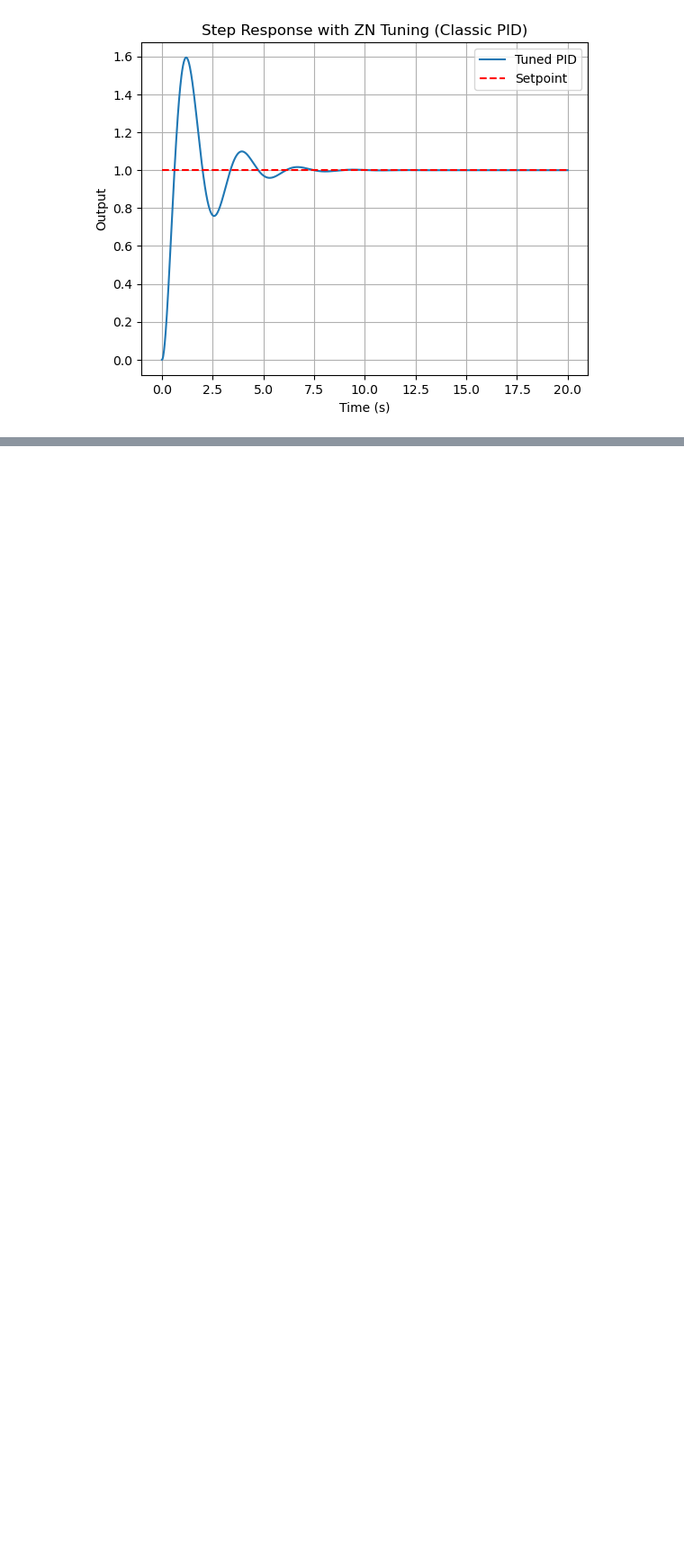
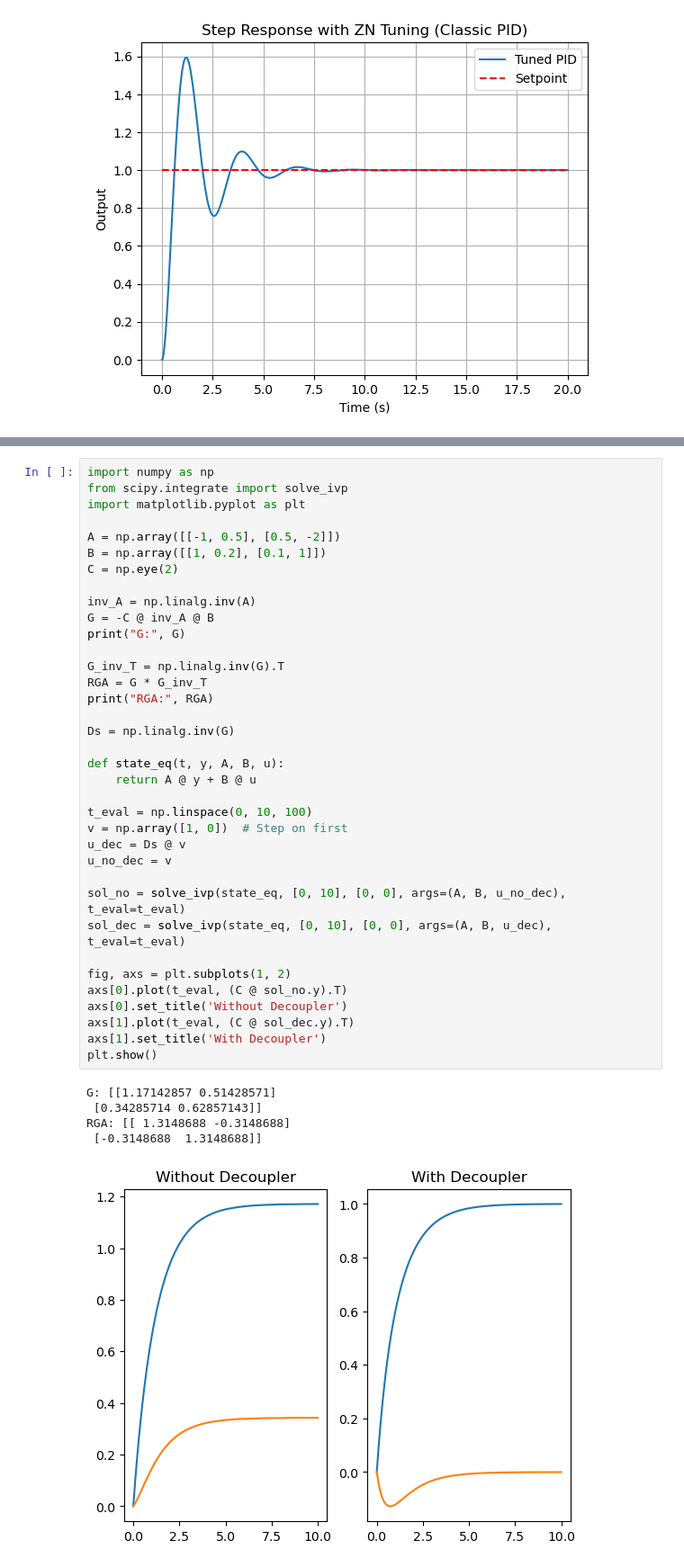
Before and after one commit to Leibniz-IWT/comp_eng, a Jupyter notebook: solutions/control.ipynb, the cells around one changed output, grey strips where cells are left out. Shown at 90% size. Drawn from its saved outputs; the diff is of its cells as text; blank space fills up the shorter version.

```diff
--- a/solutions/control.ipynb
+++ b/solutions/control.ipynb
@@ -532,0 +610,42 @@ plt.show()
+# %%
+import numpy as np
+from scipy.integrate import solve_ivp
+import matplotlib.pyplot as plt
+
+A = np.array([[-1, 0.5], [0.5, -2]])
+B = np.array([[1, 0.2], [0.1, 1]])
+C = np.eye(2)
+
+inv_A = np.linalg.inv(A)
+G = -C @ inv_A @ B
+print("G:", G)
+
+G_inv_T = np.linalg.inv(G).T
+RGA = G * G_inv_T
+print("RGA:", RGA)
+
+Ds = np.linalg.inv(G)
+
+def state_eq(t, y, A, B, u):
+    return A @ y + B @ u
+
+t_eval = np.linspace(0, 10, 100)
+v = np.array([1, 0])  # Step on first
+u_dec = Ds @ v
+u_no_dec = v
+
+sol_no = solve_ivp(state_eq, [0, 10], [0, 0], args=(A, B, u_no_dec), t_eval=t_eval)
+sol_dec = solve_ivp(state_eq, [0, 10], [0, 0], args=(A, B, u_dec), t_eval=t_eval)
+
+fig, axs = plt.subplots(1, 2)
+axs[0].plot(t_eval, (C @ sol_no.y).T)
+axs[0].set_title('Without Decoupler')
+axs[1].plot(t_eval, (C @ sol_dec.y).T)
+axs[1].set_title('With Decoupler')
+plt.show()
+# %% [output]
+G: [[1.17142857 0.51428571]
+ [0.34285714 0.62857143]]
+RGA: [[ 1.3148688 -0.3148688]
+ [-0.3148688  1.3148688]]
+[figure, added]
```
Also changed, not shown: parts of 10 cells of this notebook.
